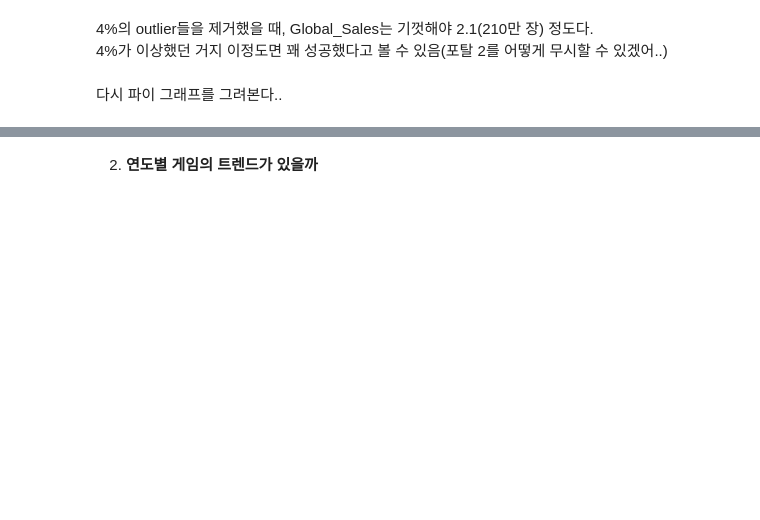
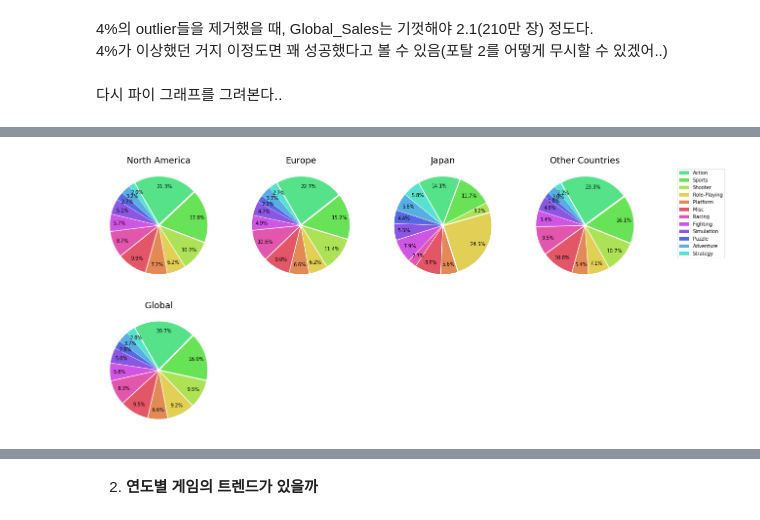
Before and after one commit to nan-park/section1_project, a Jupyter notebook: AI_section1_project.ipynb, the cells around one changed output, grey strips where cells are left out. Cells and saved outputs as stored; diff of their text form; code cells hidden in the pictures; blank space fills up the shorter version.

```diff
--- a/AI_section1_project.ipynb
+++ b/AI_section1_project.ipynb
@@ -1099,9 +1099,9 @@ ratio_new = group_genre_new.copy()
 ratio_new['Sum'] = ratio_new.sum(axis=1)
 
 for region in sales_include_sum:
-  ratio.loc[region, genre_list] = ratio.loc[region, genre_list] / ratio.loc[region, 'Sum'] * 100
+  ratio_new.loc[region, genre_list] = ratio_new.loc[region, genre_list] / ratio_new.loc[region, 'Sum'] * 100
 
-sales_by_region = ratio['Sum']  # 지역별 출고량 합계 따로 저장
-ratio = ratio.drop('Sum', axis=1)
+sales_by_region_new = ratio_new['Sum']  # 지역별 출고량 합계 따로 저장
+ratio_new = ratio_new.drop('Sum', axis=1)
 
-ratio # 지역별 장르 비율
+ratio_new # 지역별 장르 비율
@@ -1107,0 +1122,5 @@ ratio # 지역별 장르 비율
+# %%
+# 이전에 이상치 포함한 데이터에서 비율 큰 순서대로 정렬했던 순서대로 배열하기(현재 기준 아님.)
+genre_list_sort
+ratio_new_sort = ratio_new[genre_list_sort]
+ratio_new_sort
@@ -1107,0 +1134,17 @@ ratio # 지역별 장르 비율
+# %%
+explode = [0.03] * len(genre_list)
+figure, axis = plt.subplots(2, 4, figsize=(20, 10))
+for i in range(len(sales_include_sum)):  # ['NA', 'EU', 'JP', 'Other', 'Global']
+  axis[i//4, i%4].set_title(titles[i], fontsize=18)
+  ratio_in_region = list(ratio_new_sort.loc[sales_include_sum[i]])
+  axis[i//4, i%4].pie(ratio_in_region, autopct='%.1f%%', startangle=120, explode=explode, colors=colors, counterclock=False, pctdistance=0.8)
+  if i==3:
+    axis[i//4, i%4].legend(genre_list_sort,loc='upper right', bbox_to_anchor=(1.7, 1, 0, 0))
+
+figure.delaxes(axis[1,1])
+figure.delaxes(axis[1,2])
+figure.delaxes(axis[1,3])
+
+plt.show()
+# %% [output]
+[figure, added]
```
Also changed, not shown: parts of 7 cells of this notebook.
